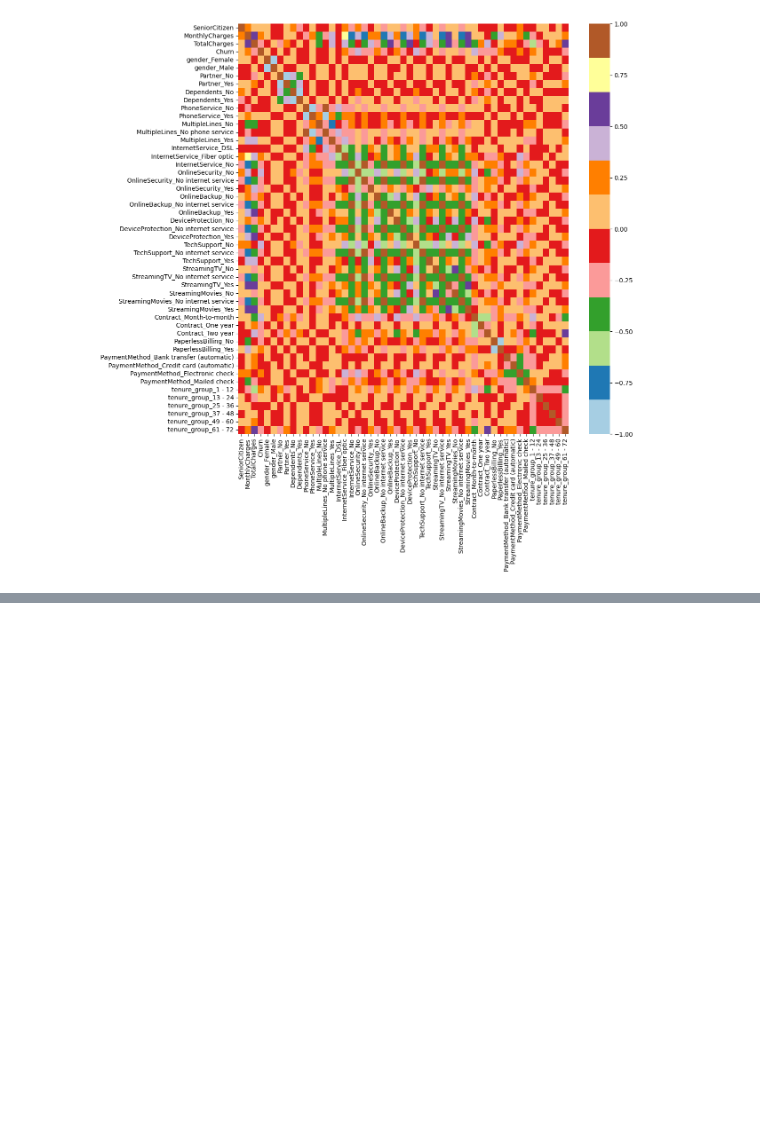
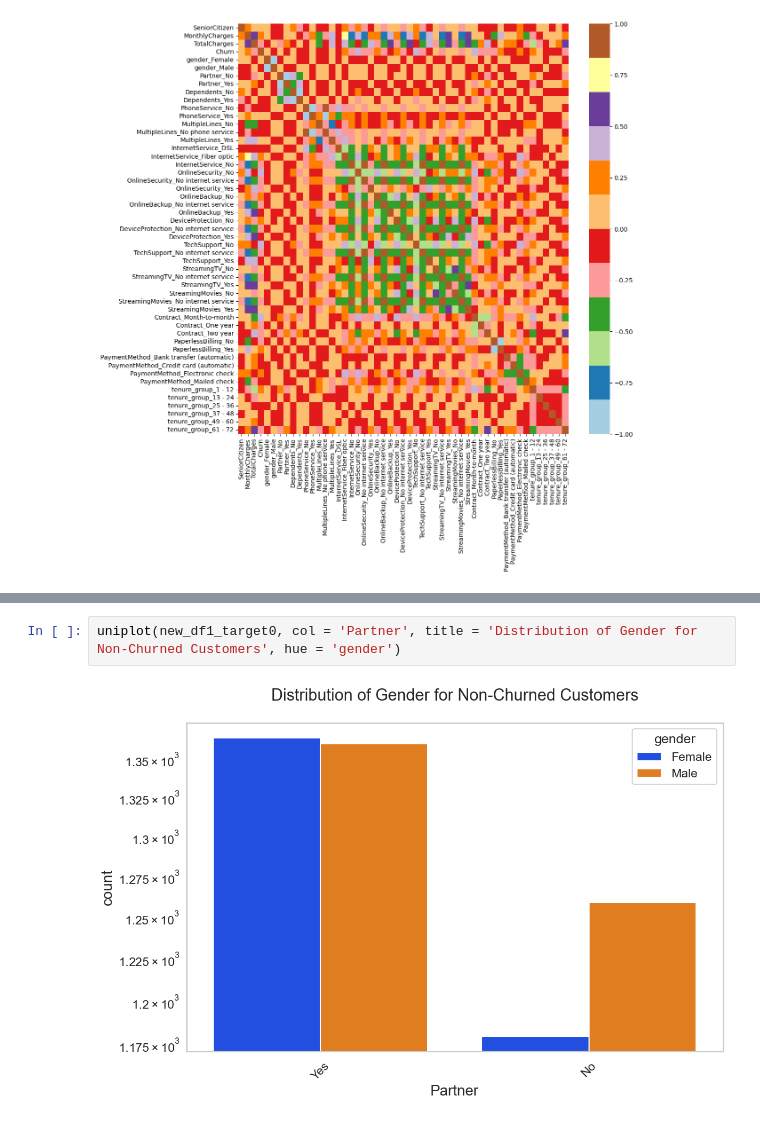
Before and after one commit to aguechfirass100/customer-churn-prediction-telecom, a Jupyter notebook: notebooks/churn_prediction_model.ipynb, the cells around one changed output, grey strips where cells are left out. Cells and saved outputs as stored; diff of their text form; blank space fills up the shorter version.

```diff
--- a/notebooks/churn_prediction_model.ipynb
+++ b/notebooks/churn_prediction_model.ipynb
@@ -395,0 +428,4 @@ sns.heatmap(telco_data_dummies.corr(), cmap='Paired')
+# %%
+uniplot(new_df1_target0, col = 'Partner', title = 'Distribution of Gender for Non-Churned Customers', hue = 'gender')
+# %% [output]
+[figure, added]
```
Also changed, not shown: parts of 10 cells of this notebook, 1 other file.
